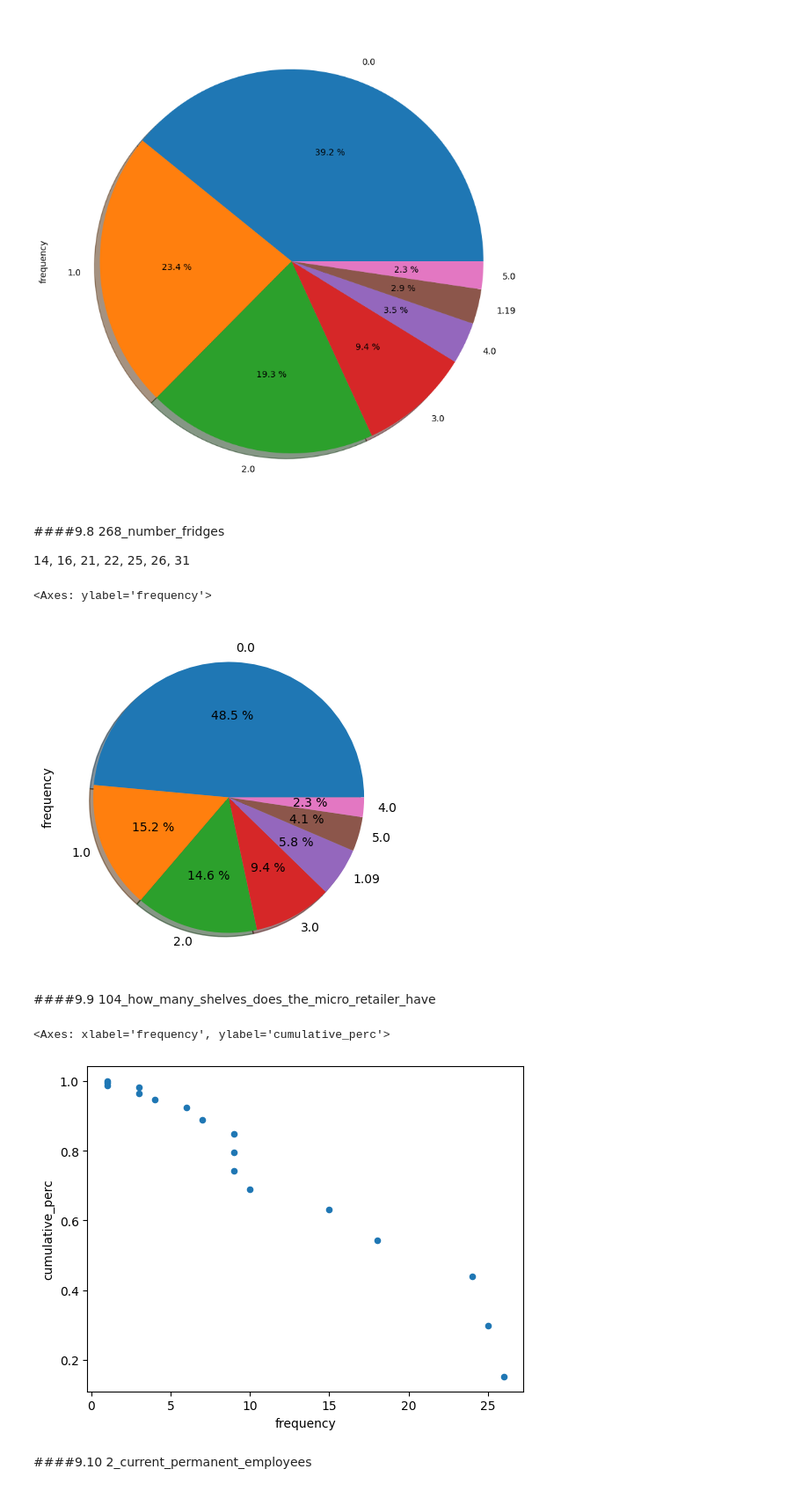
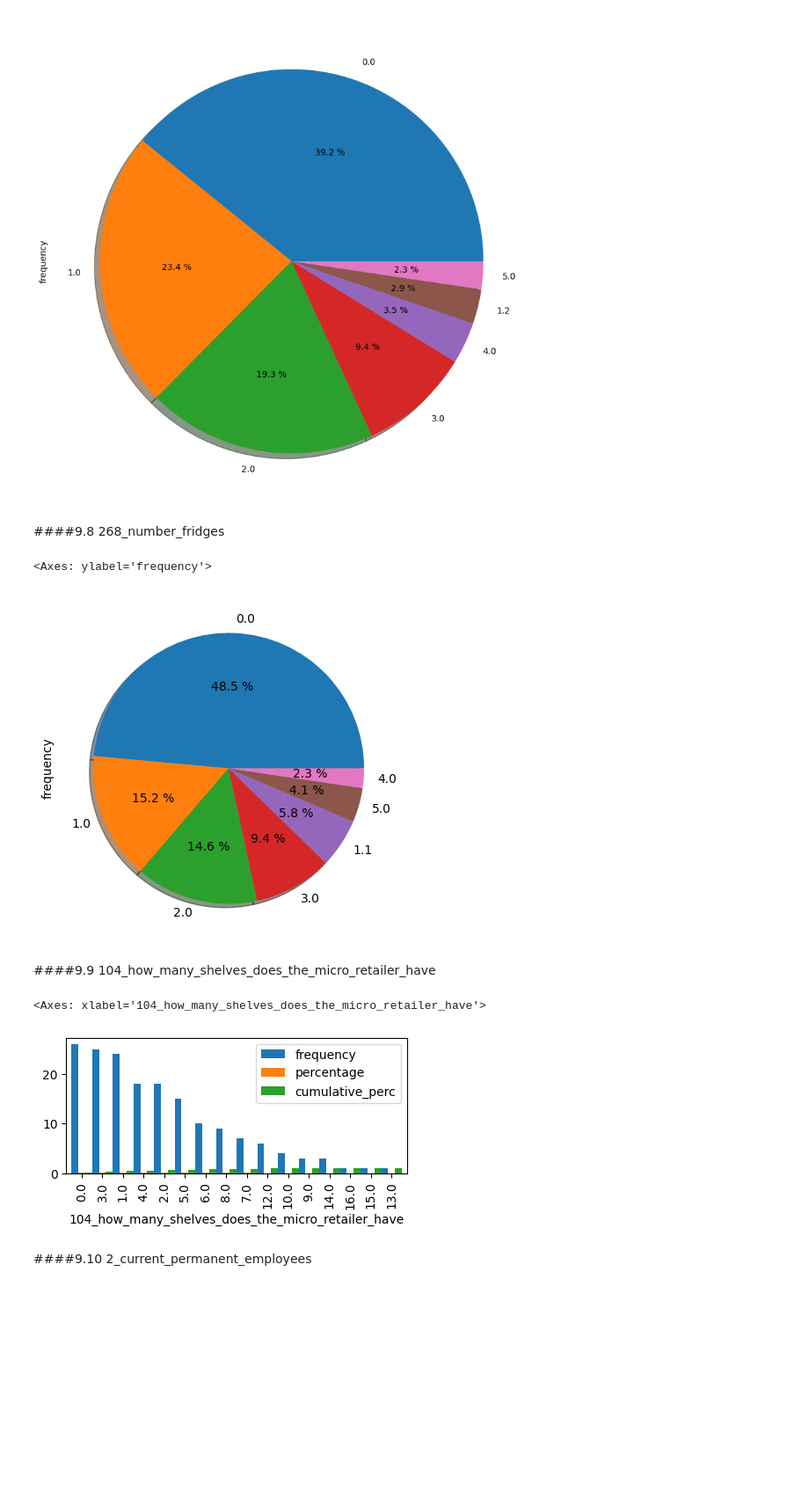
Before and after one commit to elP4drino/Actividad_1, a Jupyter notebook: Actividades4/Actividad4.ipynb, the cells around one changed output. Shown at 88% size. Saved outputs shown, nothing was run; the diff lists cells and outputs as text; code cells hidden in the pictures; blank space fills up the shorter version.

```diff
--- a/Actividades4/Actividad4.ipynb
+++ b/Actividades4/Actividad4.ipynb
@@ -216,7 +234,7 @@ dtype: int64
 # %%
 # Reemplazamos los outliers con el mean de cada col
 data4_iqr = data3_iqr.copy()
-data4_iqr = data_clean.fillna(round(data3_iqr.mean(), 1))
+data4_iqr = data3_iqr.fillna(round(data3_iqr.mean(), 1))
 display(data4_iqr)
 # %% [output]
 |  | 97_number_of_customers_in_store | 268_number_fridges | 104_how_many_shelves_does_the_mic... | 2_current_permanent_employees | ... |
@@ -366,8 +384,6 @@ Filtro_setter["frequency"].plot(kind="pie", figsize=(10,10), shadow=True, autopc
 [figure]
 # %% [markdown]
 ####9.8 268_number_fridges
-
-14, 16, 21, 22, 25, 26, 31
 # %%
 table8 = freq_tbl(dataFinal['268_number_fridges'].astype("string"))
 Filtro = table8[table8['frequency'] > 0]
@@ -377,19 +393,19 @@ Filtro_setter = Filtro.set_index("268_number_fridges")
 Filtro_setter["frequency"].plot(kind="pie", figsize=(10, 5), shadow=True, autopct="%0.1f %%")
 # %% [output]
 <Axes: ylabel='frequency'>
-[figure, old version]
+[figure, new version]
 # %% [markdown]
 ####9.9 104_how_many_shelves_does_the_micro_retailer_have
 # %%
 table9 = freq_tbl(dataFinal['104_how_many_shelves_does_the_micro_retailer_have'].astype("string"))
 Filtro = table9[table9['frequency'] > 0]
 Filtro_setter = Filtro.set_index("104_how_many_shelves_does_the_micro_retailer_have")
 
-#Realizamos grafico de dispersion del datafrae filtrado
-Filtro_setter.plot("frequency", "cumulative_perc", kind = "scatter")
+#Diagrama de barras
+Filtro_setter.plot(kind = "bar", width=1, figsize=(5,2))
 # %% [output]
-<Axes: xlabel='frequency', ylabel='cumulative_perc'>
+<Axes: xlabel='104_how_many_shelves_does_the_micro_retailer_have'>
-[figure, old version]
+[figure, new version]
 # %% [markdown]
 ####9.10 2_current_permanent_employees
 # %%
```
Also changed, not shown: parts of 5 cells of this notebook, 1 other file.
